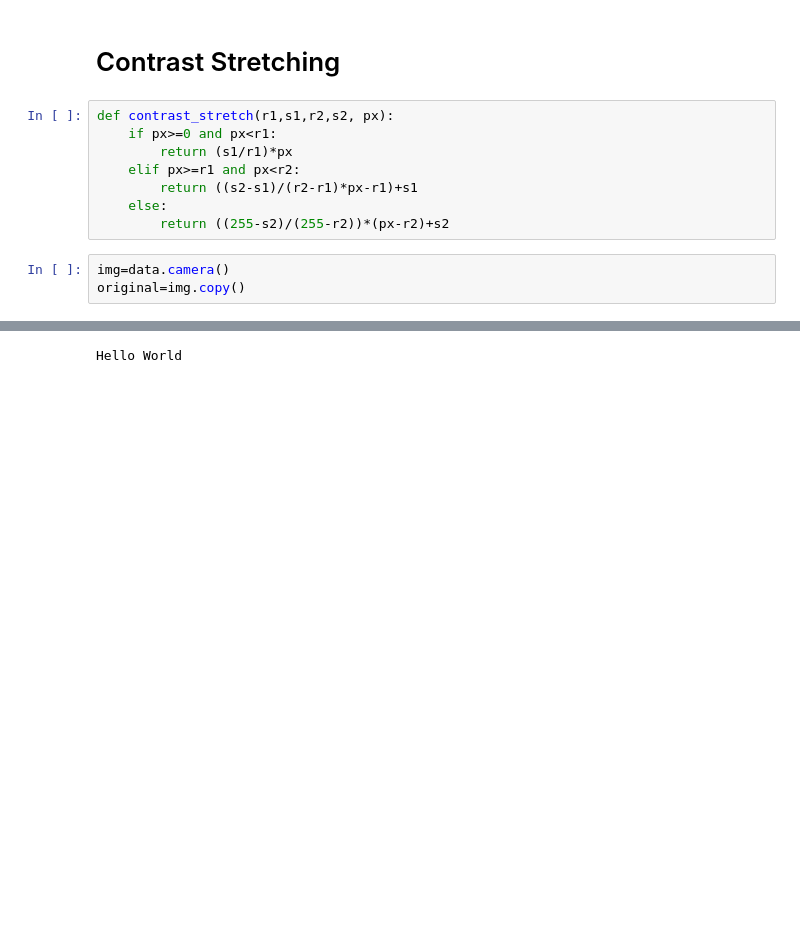
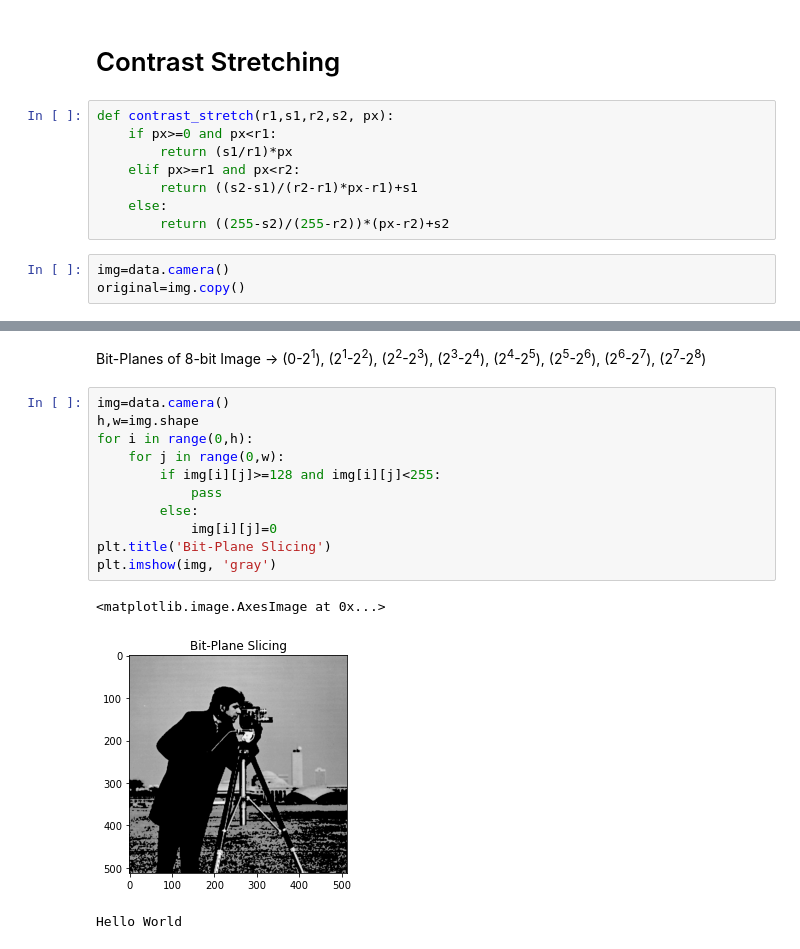
Before and after one commit to MastProTech/Image-Processing, a Jupyter notebook: ImageProcessing3.ipynb, the cells around one changed output, grey strips where cells are left out. Drawn from its saved outputs; the diff is of its cells as text; blank space fills up the shorter version.

```diff
--- a/ImageProcessing3.ipynb
+++ b/ImageProcessing3.ipynb
@@ -133,3 +143,19 @@ plt.hist(img);
+# %% [markdown]
+Bit-Planes of 8-bit Image -> (0-2<sup>1</sup>), (2<sup>1</sup>-2<sup>2</sup>), (2<sup>2</sup>-2<sup>3</sup>), (2<sup>3</sup>-2<sup>4</sup>), (2<sup>4</sup>-2<sup>5</sup>), (2<sup>5</sup>-2<sup>6</sup>), (2<sup>6</sup>-2<sup>7</sup>), (2<sup>7</sup>-2<sup>8</sup>)
+# %%
+img=data.camera()
+h,w=img.shape
+for i in range(0,h):
+    for j in range(0,w):
+        if img[i][j]>=128 and img[i][j]<255:
+            pass
+        else:
+            img[i][j]=0
+plt.title('Bit-Plane Slicing')
+plt.imshow(img, 'gray')
+# %% [output]
+<matplotlib.image.AxesImage at 0x...>
+[figure, added]
 # %%
 # %% [output]
 Hello World
```
Also changed, not shown: parts of 10 cells of this notebook.
